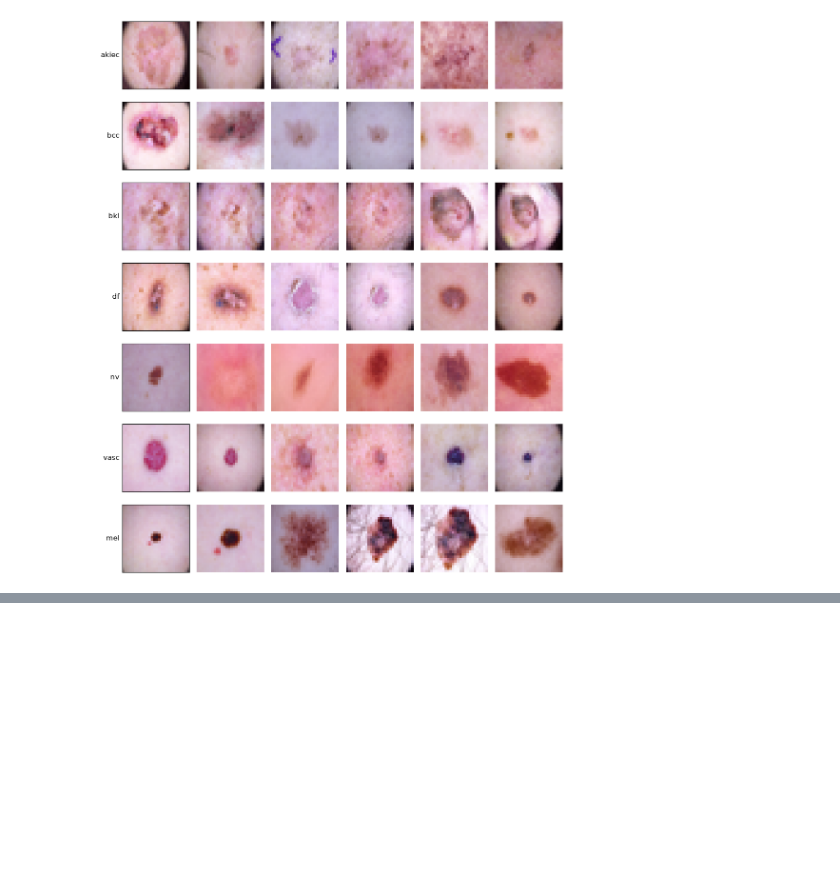
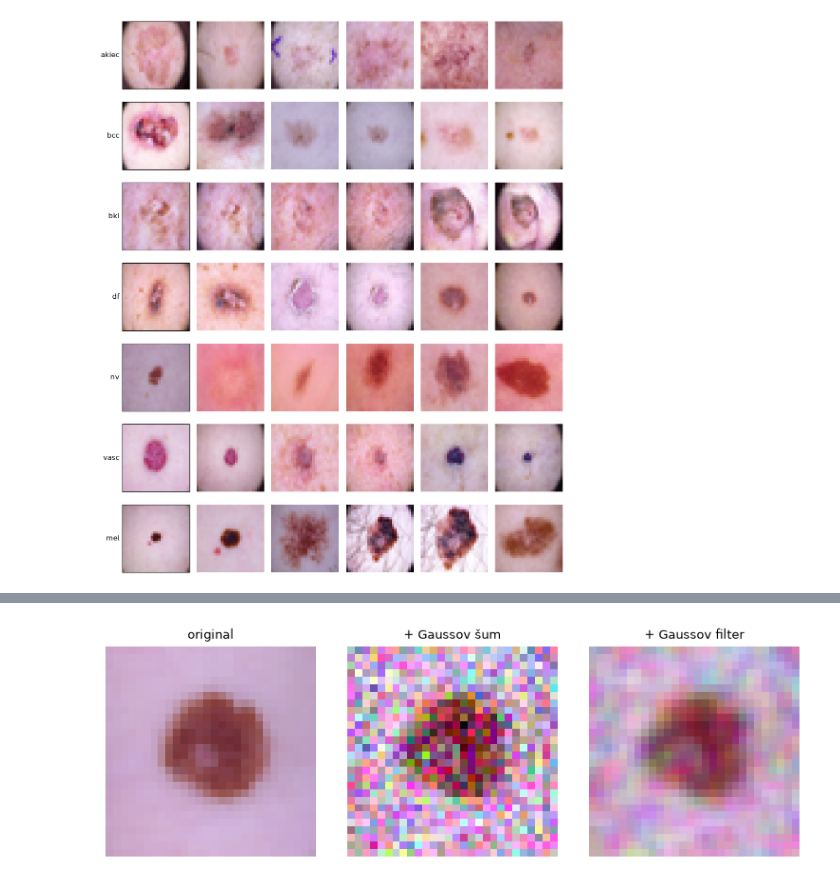
Before and after one commit to BoziCCCa/ImagePreprocessing, a Jupyter notebook: notebook.ipynb, the cells around one changed output, grey strips where cells are left out. Cells and saved outputs as stored; diff of their text form; code cells hidden in the pictures; blank space fills up the shorter version.

```diff
--- a/notebook.ipynb
+++ b/notebook.ipynb
@@ -206,0 +331,16 @@ plt.show()
+# %%
+def add_gaussian(a, sigma):
+    f = a.astype(np.float32)/255
+    f = np.clip(f + np.random.normal(0, sigma, f.shape), 0, 1)
+    return (f*255).astype(np.uint8)
+
+def denoise_gauss(a, sigma=0.8):
+    return np.stack([(np.clip(gaussian_filter(im.astype(np.float32)/255, (sigma,sigma,0)),0,1)*255).astype(np.uint8) for im in a])
+
+np.random.seed(RS)
+Xtr_g,  Xte_g  = add_gaussian(Xtr, 0.18), add_gaussian(Xte, 0.18)
+Xtr_gd, Xte_gd = denoise_gauss(Xtr_g),    denoise_gauss(Xte_g)
+# %%
+show_grid([Xte[0], Xte_g[0], Xte_gd[0]], ["original", "+ Gaussov šum", "+ Gaussov filter"], ncols=3, size=2.6)
+# %% [output]
+[figure, added]
```
Also changed, not shown: parts of 74 cells of this notebook.
